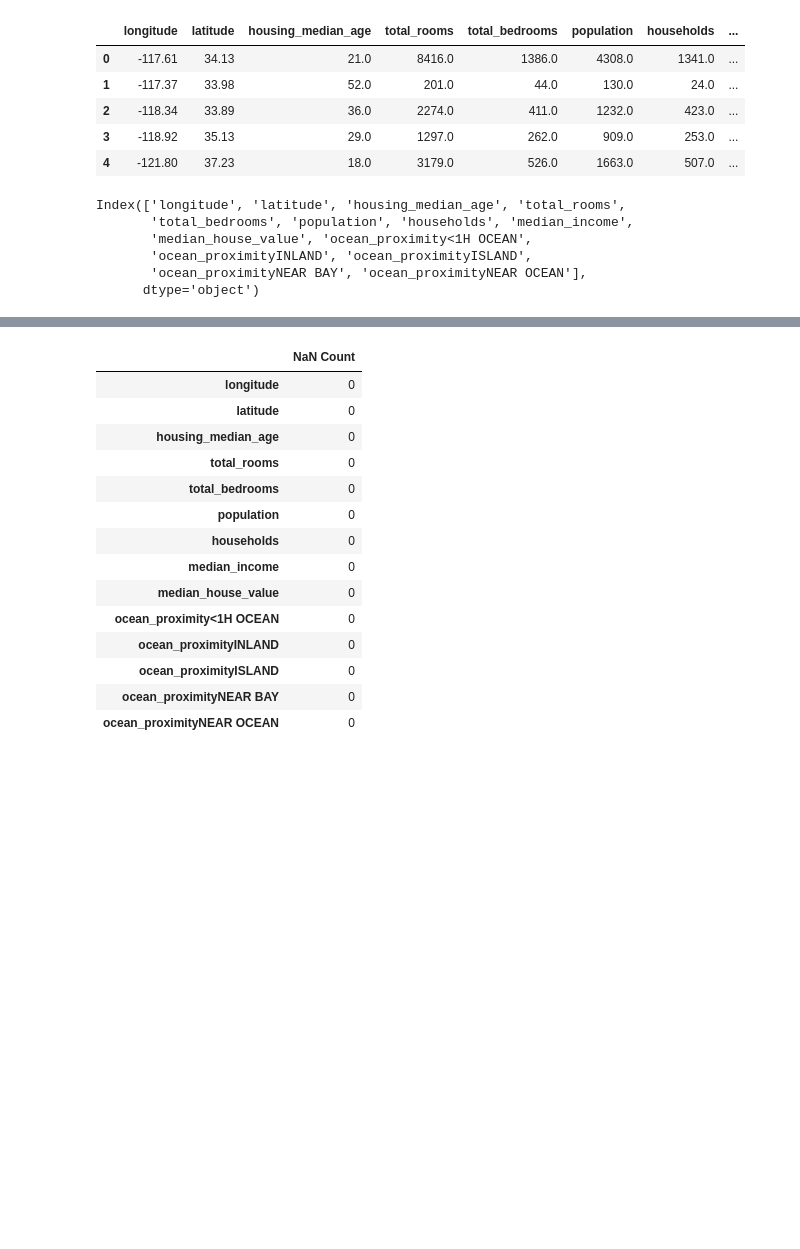
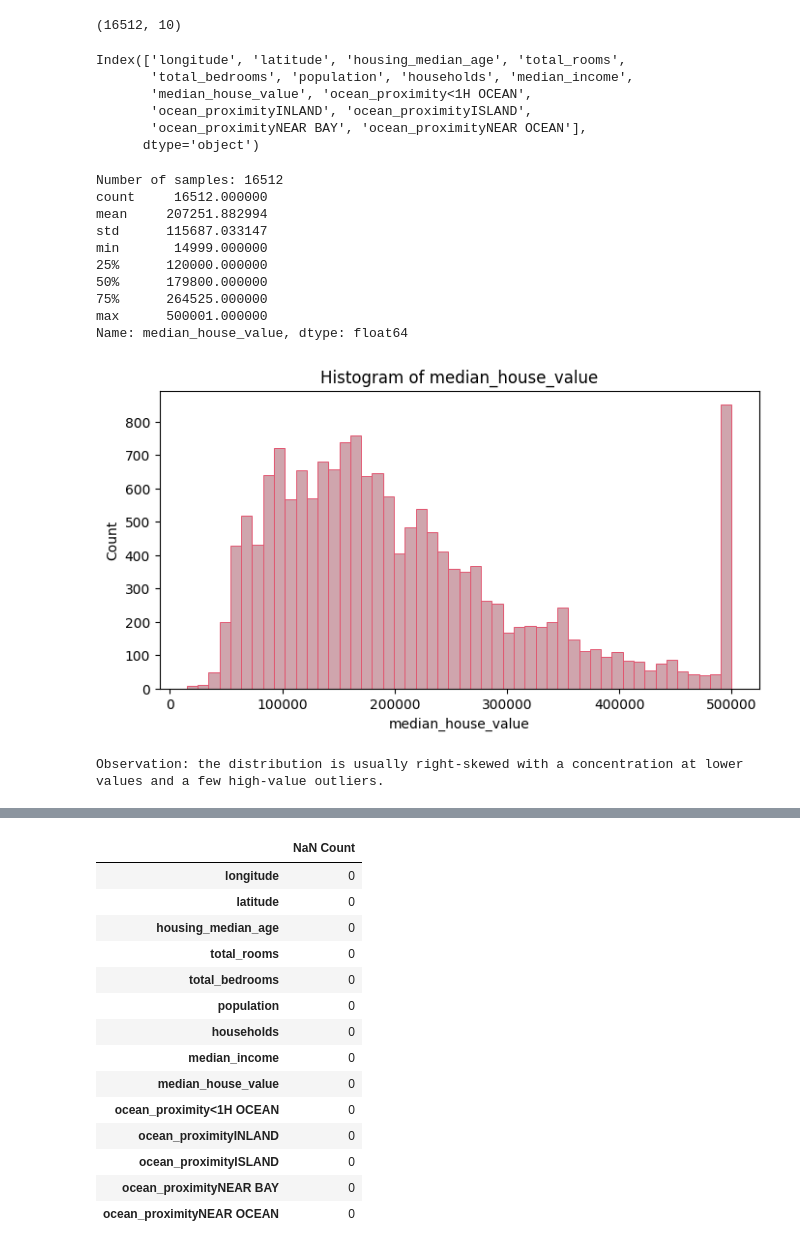
Before and after one commit to ThomasCherqui/ml_nn_housing, a Jupyter notebook: housing_data_exploration.ipynb, the cells around one changed output, grey strips where cells are left out. Cells and saved outputs as stored; diff of their text form; code cells hidden in the pictures; blank space fills up the shorter version.

Commit message:
added some exploration (distribution histograms)

```diff
--- a/housing_data_exploration.ipynb
+++ b/housing_data_exploration.ipynb
@@ -4,13 +5,9 @@ import numpy as np
 # %%
 housing_data = pd.read_csv('housing.csv')
 housing_data.head()
+print(housing_data.shape)
 # %% [output]
-|  | longitude | latitude | housing_median_age | total_rooms | total_bedrooms | population | households | ... |
-| 0 | -117.61 | 34.13 | 21.0 | 8416.0 | 1386.0 | 4308.0 | 1341.0 | ... |
-| 1 | -117.37 | 33.98 | 52.0 | 201.0 | 44.0 | 130.0 | 24.0 | ... |
-| 2 | -118.34 | 33.89 | 36.0 | 2274.0 | 411.0 | 1232.0 | 423.0 | ... |
-| 3 | -118.92 | 35.13 | 29.0 | 1297.0 | 262.0 | 909.0 | 253.0 | ... |
-| 4 | -121.80 | 37.23 | 18.0 | 3179.0 | 526.0 | 1663.0 | 507.0 | ... |
+(16512, 10)
 # %%
 def one_hot_encode(data:pd.DataFrame):
 
@@ -48,3 +45,34 @@ def impute_missing_data(data, method='mean'):
         data =  data.fillna(data.mean)
 
     return data
+# %%
+df=array
+
+### Inspect target distribution
+label = 'median_house_value'
+print('Number of samples:', df.shape[0])
+print(df[label].describe())
+
+# Plot histogram of the target (one matplotlib plot)
+plt.figure(figsize=(8,4))
+plt.hist(df[label].dropna(), bins=50, color= '#cfa5ad',edgecolor="#e2556f",   # contour rose légèrement plus foncé
+linewidth=0.7)
+plt.xlabel(label)
+plt.ylabel('Count')
+plt.title('Histogram of median_house_value')
+plt.show()
+
+print('\nObservation: the distribution is usually right-skewed with a concentration at lower values and a few high-value outliers.')
+# %% [output]
+Number of samples: 16512
+count     16512.000000
+mean     207251.882994
+std      115687.033147
+min       14999.000000
+25%      120000.000000
+50%      179800.000000
+75%      264525.000000
+max      500001.000000
+Name: median_house_value, dtype: float64
+[figure, added]
+Observation: the distribution is usually right-skewed with a concentration at lower values and a few high-value outliers.
```
Also changed, not shown: parts of 4 cells of this notebook, 2 other files.
